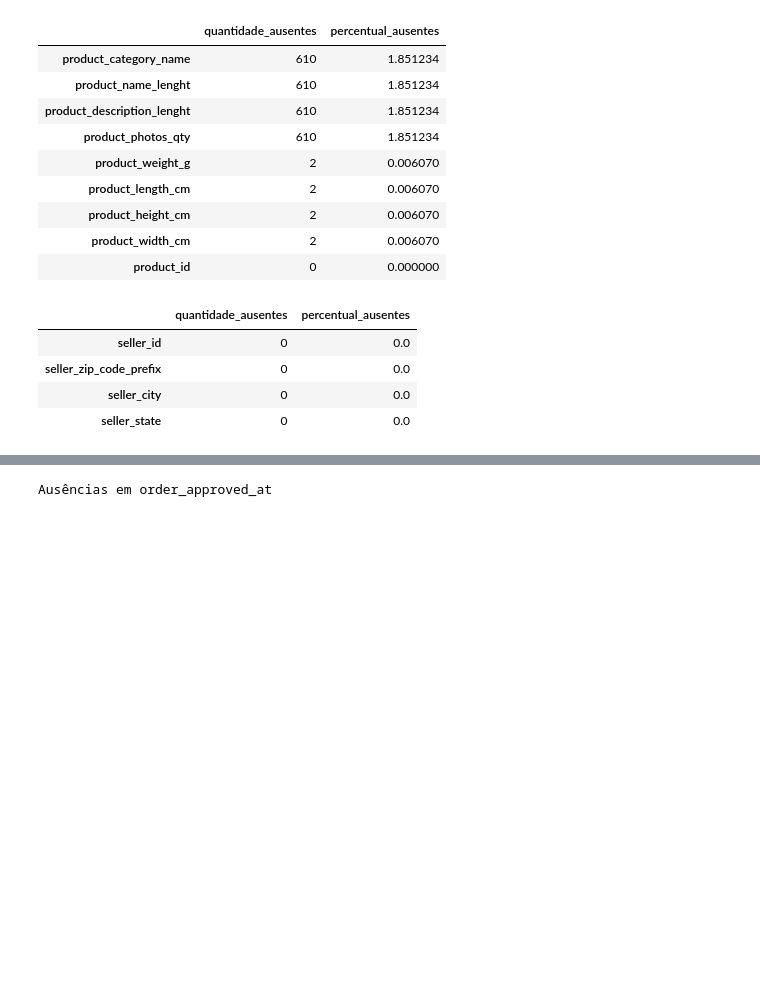
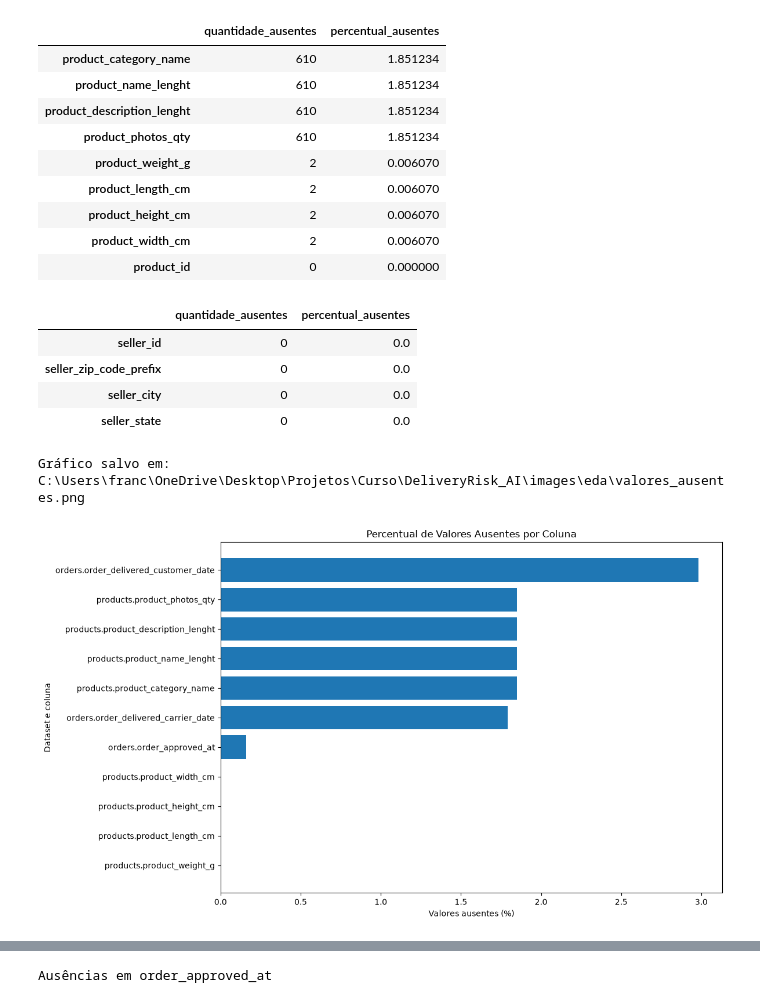
Before and after one commit to Franciane-sl/DeliveryRisk_AI, a Jupyter notebook: pipeline/notebooks/delivery_risk_analysis.ipynb, the cells around one changed output, grey strips where cells are left out. Drawn from its saved outputs; the diff is of its cells as text; code cells hidden in the pictures; blank space fills up the shorter version.

```diff
--- a/pipeline/notebooks/delivery_risk_analysis.ipynb
+++ b/pipeline/notebooks/delivery_risk_analysis.ipynb
@@ -277,3 +287,8 @@ analisar_valores_ausentes(datasets["sellers"], "sellers")
 | seller_zip_code_prefix | 0 | 0.0 |
 | seller_city | 0 | 0.0 |
 | seller_state | 0 | 0.0 |
+# %%
+grafico_valores_ausentes(datasets)
+# %% [output]
+Gráfico salvo em: C:\Users\franc\OneDrive\Desktop\Projetos\Curso\DeliveryRisk_AI\images\eda\valores_ausentes.png
+[figure, added]
```
Also changed, not shown: parts of 21 cells of this notebook.
